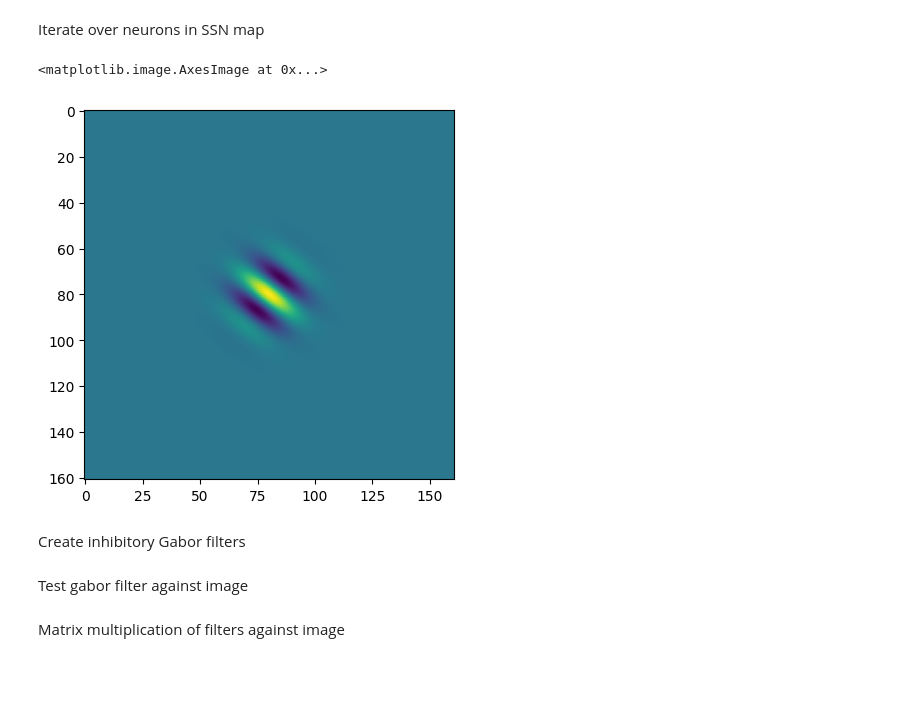
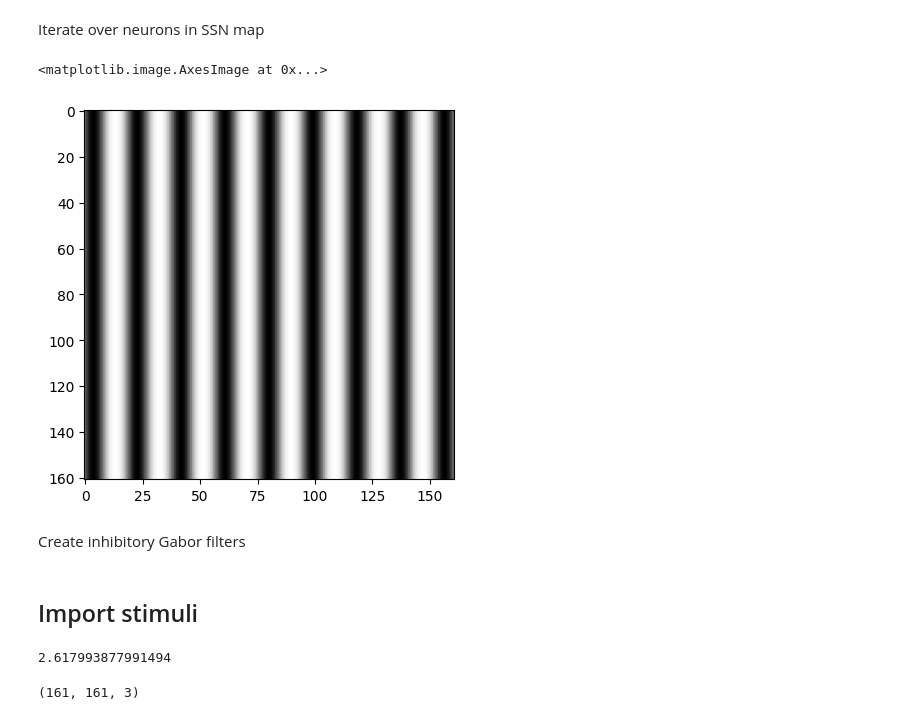
Before and after one commit to clarapecci/SSN_VPL, a Jupyter notebook: 2D SSN simulation.ipynb, the cells around one changed output. Saved outputs shown, nothing was run; the diff lists cells and outputs as text; code cells hidden in the pictures; blank space fills up the shorter version.

Commit message:
Add Jia code to generate stimuli

```diff
--- a/2D SSN simulation.ipynb
+++ b/2D SSN simulation.ipynb
@@ -852,7 +853,7 @@ class gabor_filter:
         else:
             self.x_i=x_i
             self.y_i=y_i
-        self.k=k*2*np.pi #preferred spatial frequency
+        self.k=k #preferred spatial frequency
         self.theta=theta*(np.pi/180) #preferred orientation - convert to radians
         self.phase=phase
         self.sigma_g=sigma_g
@@ -869,7 +870,7 @@ class gabor_filter:
         Ouput:
             value of Gabor function at location
         '''
-        spatial=np.cos(self.k*(x-self.x_i)*np.cos(self.theta) + self.k*(y-self.y_i)*np.sin(self.theta) + self.phase)
+        spatial=np.cos(2*np.pi*self.k*(x-self.x_i)*np.cos(self.theta) + 2*np.pi*self.k*(y-self.y_i)*np.sin(self.theta) + self.phase)
         gabor= np.exp(-0.5 *( (x-self.x_i)**2 + (y-self.y_i)**2)/self.sigma_g**2)
         return gabor*spatial
 
@@ -914,7 +915,7 @@ class gabor_filter:
         Create Gabor filters in vectorised form.
         '''
         x_axis=np.reshape(x_axis, (self.N_pixels, 1))
-        self.theta=np.pi/2 - self.theta
+        #self.theta=np.pi/2 - self.theta
 
         x_i=np.repeat(self.x_i, self.N_pixels)
         x_i=np.reshape(x_i, (self.N_pixels, 1))
@@ -925,7 +926,7 @@ class gabor_filter:
         y_i=np.repeat(self.y_i, self.N_pixels)
         y_i=np.reshape(y_i, (self.N_pixels, 1))
         diff_y=((y_axis - y_i.T))
-        spatial=np.cos(self.k*diff_x*np.cos(self.theta) + self.k*diff_y*np.sin(self.theta) + self.phase)
+        spatial=np.cos(self.k*np.pi*2*(diff_x*np.cos(self.theta) + diff_y*np.sin(self.theta)) + self.phase)
         gaussian= np.exp(-0.5 *( diff_x**2 + diff_y**2)/self.sigma_g**2)
 
         return gaussian*spatial
@@ -935,14 +936,16 @@ Parameters for Gabor filters
 #parameters for Gabor filters
 
 edge_length=1.6  #image edge length in degrees
-dx_i = 0.02  #image pixel resolution in degrees
+dx_i = 0.02  #image pixel resolution in degrees (degrees/pixel)
 N_pixels=int(edge_length*2/dx_i) +1 # can also specify these directly
 
 x_axis=np.linspace(-1.6, 1.6, N_pixels, endpoint=True)  #reproduce image axis in degrees
 y_axis=np.linspace(-1.6, 1.6, N_pixels, endpoint=True)
 
 sigma_g= edge_length/8 #degree
-k= np.pi/(6* sigma_g) #cycles per degree
+#k= np.pi/(6*sigma_g) #cycles per degree
+
+k=2.617993877991494
 # %% [markdown]
 Iterate over neurons in SSN map
 # %%
@@ -958,11 +961,14 @@ for i in range(ssn.ori_map.shape[0]):
 
         e_filters.append(gabor.filter.ravel())
 e_filters=np.array(e_filters)
-# %%
-plt.imshow(e_filters[40].reshape(len(x_axis), len(x_axis)))
-# %% [output]
-<matplotlib.image.AxesImage at 0x...>
-[figure, removed]
+# %%
+gabor=gabor_filter(x_i=0, y_i=0, k=k, sigma_g=1000, theta=0, conv_factor=grid_pars.magnif_factor, x_axis=x_axis, y_axis=y_axis, dx=dx_i, dy=dx_i)
+        #all_gabors.append(gabor)
+# %%
+plt.imshow(gabor.filter.reshape(N_pixels, N_pixels)[::-1], cmap='Greys')
+# %% [output]
+<matplotlib.image.AxesImage at 0x...>
+[figure, added]
 # %% [markdown]
 Create inhibitory Gabor filters
 # %%
@@ -970,4 +976,2 @@ i_constant= 0.5
 i_filters=np.multiply(i_constant, e_filters)
 all_filters=np.vstack([e_filters, i_filters])
-# %% [markdown]
-Test gabor filter against image
@@ -979,2 +977,0 @@ testing_gabor=np.array(test_image[100:261, 250:411,0]).ravel().T
-# %% [markdown]
-Matrix multiplication of filters against image
@@ -983,0 +978,2 @@ network_input.shape #check correct dimensions of input (equal to number of neuro
+# %% [markdown]
+## Import stimuli
@@ -983,0 +982,9 @@ network_input.shape #check correct dimensions of input (equal to number of neuro
+# %%
+k
+# %% [output]
+2.617993877991494
+# %%
+test_stimuli=np.asarray(test_grating.image())
+test_stimuli.shape
+# %% [output]
+(161, 161, 3)
```
Also changed, not shown: parts of 6 cells of this notebook, 2 other files.
